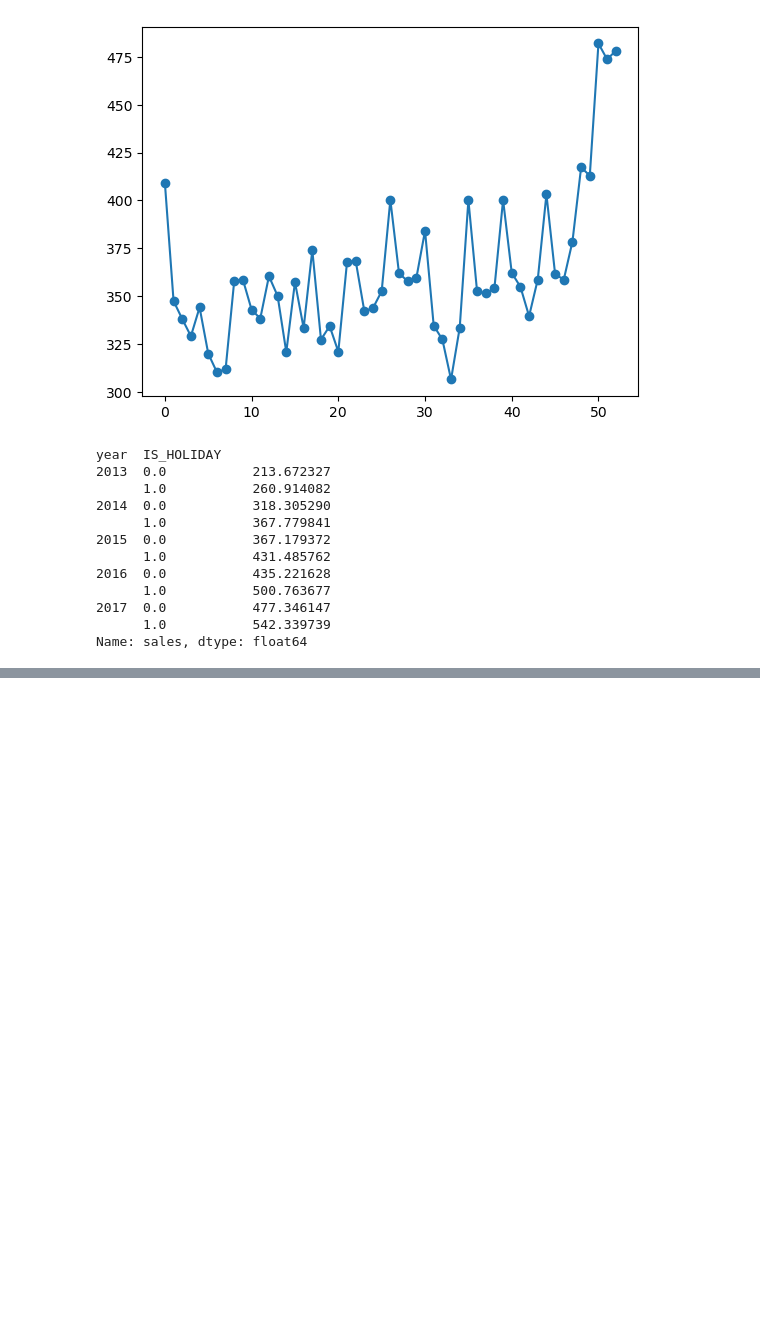
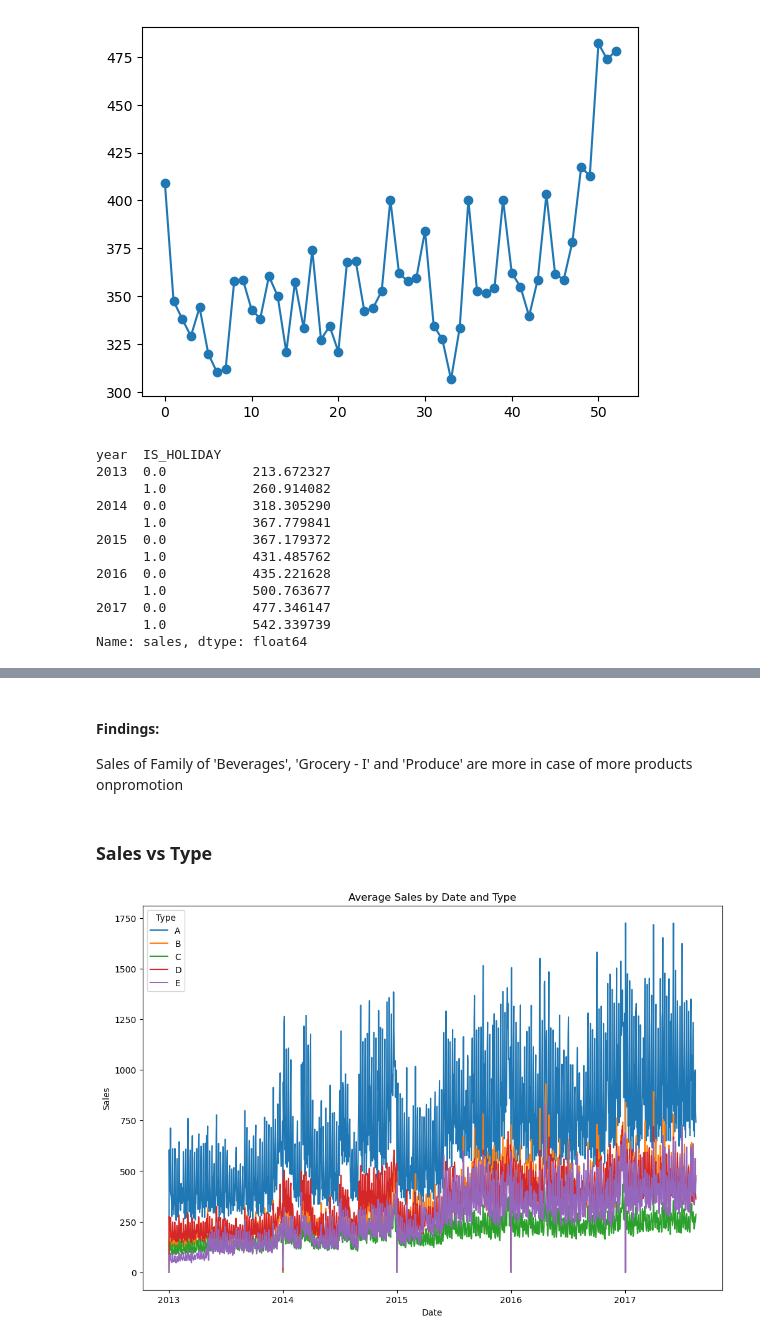
Before and after one commit to divaynagpal/MS422FinalProject, a Jupyter notebook: Flatten_table.ipynb, the cells around one changed output, grey strips where cells are left out. Cells and saved outputs as stored; diff of their text form; code cells hidden in the pictures; blank space fills up the shorter version.

```diff
--- a/Flatten_table.ipynb
+++ b/Flatten_table.ipynb
@@ -321,0 +341,29 @@ Name: sales, dtype: float64
+# %% [markdown]
+#### Findings:
+
+Sales of Family of 'Beverages', 'Grocery - I' and 'Produce' are more in case of more products onpromotion
+# %% [markdown]
+### Sales vs Type
+# %%
+grouped_data = train.groupby(['date', 'type'])['sales'].mean().reset_index()
+
+# Pivot the data to get a matrix format suitable for a line plot
+pivot_table = grouped_data.pivot(index='date', columns='type', values='sales')
+
+plt.figure(figsize=(12, 8))
+
+# Plot each 'type' separately with the defined color palette
+for column in pivot_table:
+    plt.plot(pivot_table.index, pivot_table[column], label=column)
+
+# Add labels and title
+plt.xlabel('Date')
+plt.ylabel('Sales')
+plt.title('Average Sales by Date and Type')
+plt.legend(title='Type')
+
+# Customize the grid
+plt.grid(True, color='white')
+plt.show()
+# %% [output]
+[figure, added]
```
Also changed, not shown: parts of 4 cells of this notebook.
